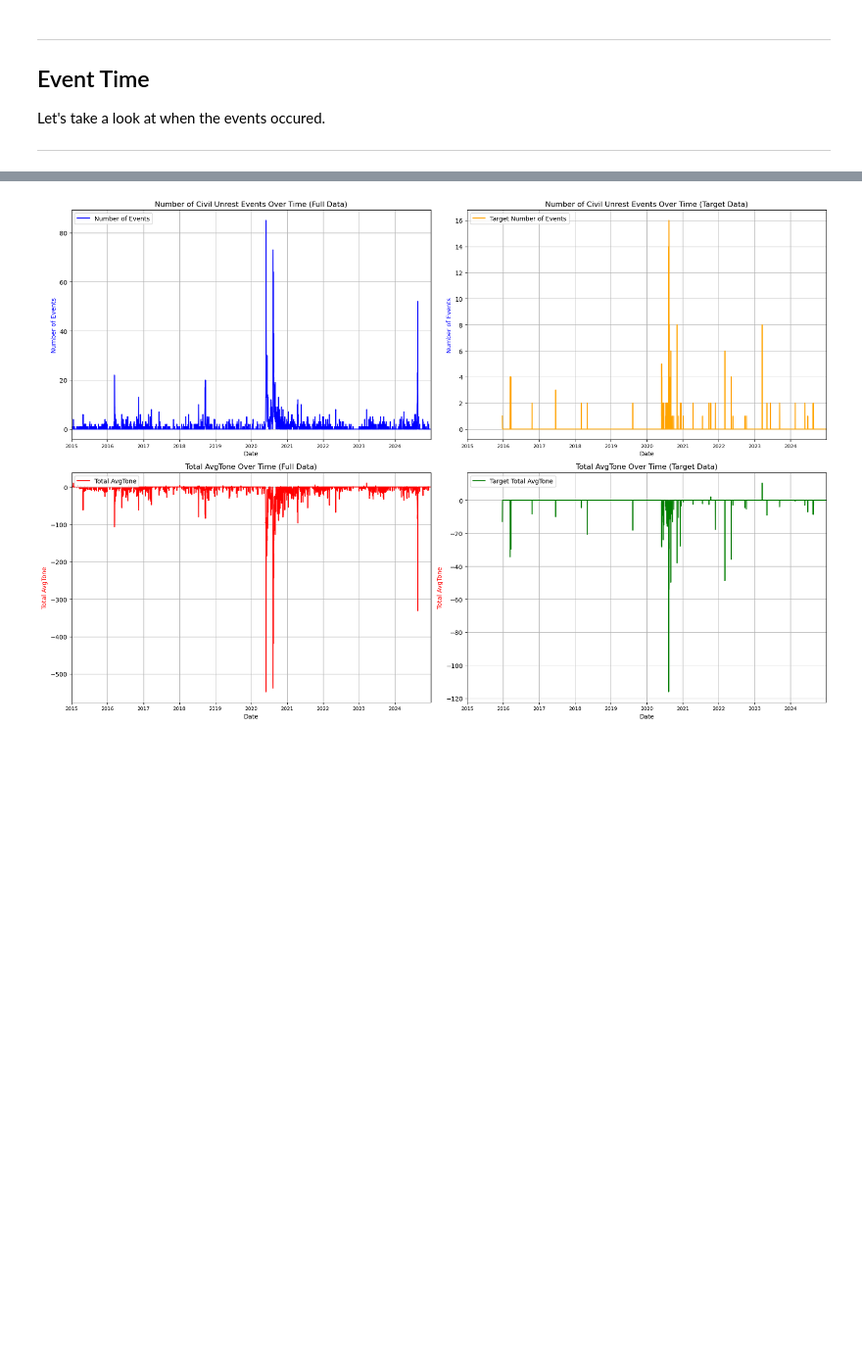
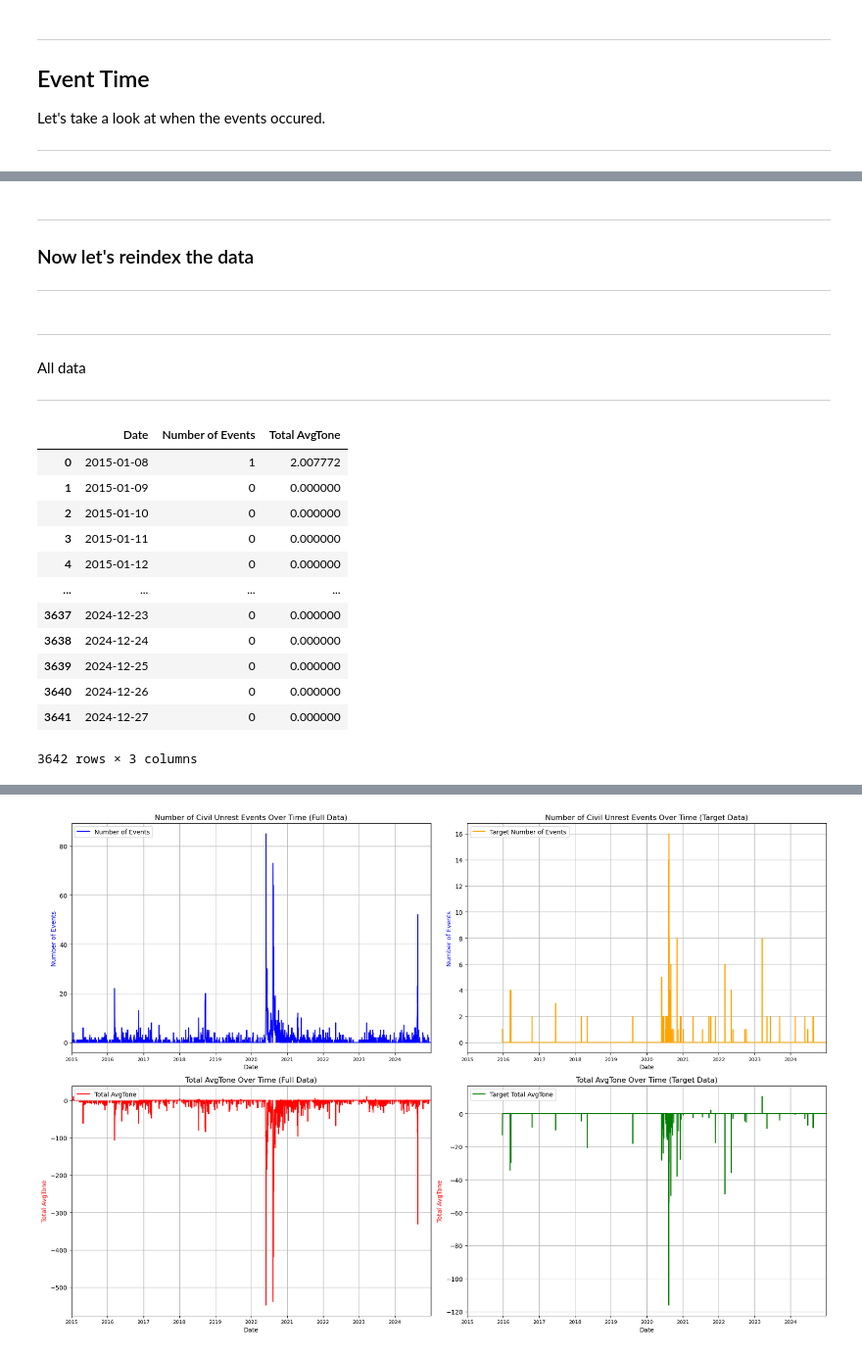
Before and after one commit to wweissbluth/civil_unrest_predictor, a Jupyter notebook: chicago_civil_unrest/5_data_analysis.ipynb, the cells around one changed output, grey strips where cells are left out. Shown at 98% size. Drawn from its saved outputs; the diff is of its cells as text; code cells hidden in the pictures; blank space fills up the shorter version.

```diff
--- a/chicago_civil_unrest/5_data_analysis.ipynb
+++ b/chicago_civil_unrest/5_data_analysis.ipynb
@@ -105,0 +100,41 @@ Let's take a look at when the events occured.
+# %% [markdown]
+---
+
+### Now let's reindex the data
+
+---
+# %% [markdown]
+---
+
+All data
+
+---
+# %%
+# Convert SQLDATE to datetime and aggregate data by date
+data['Date'] = pd.to_datetime(data['Date'], format='%Y-%m-%d')
+aggregated = data.groupby('Date').agg({'EventCode': 'size', 'AvgTone': 'sum'}).reset_index()
+aggregated.columns = ['Date', 'Number of Events', 'Total AvgTone']
+
+# Create a date range and reindex the dataframe
+all_dates = pd.date_range(start=aggregated['Date'].min(), end=pd.Timestamp.today())
+reindexed_data = aggregated.set_index('Date').reindex(all_dates, fill_value=0).reset_index()
+
+# Rename columns
+reindexed_data.columns = ['Date', 'Number of Events', 'Total AvgTone']
+
+# Display the resulting DataFrame
+reindexed_data
+# %% [output]
+|  | Date | Number of Events | Total AvgTone |
+| 0 | 2015-01-08 | 1 | 2.007772 |
+| 1 | 2015-01-09 | 0 | 0.000000 |
+| 2 | 2015-01-10 | 0 | 0.000000 |
+| 3 | 2015-01-11 | 0 | 0.000000 |
+| 4 | 2015-01-12 | 0 | 0.000000 |
+| ... | ... | ... | ... |
+| 3637 | 2024-12-23 | 0 | 0.000000 |
+| 3638 | 2024-12-24 | 0 | 0.000000 |
+| 3639 | 2024-12-25 | 0 | 0.000000 |
+| 3640 | 2024-12-26 | 0 | 0.000000 |
+| 3641 | 2024-12-27 | 0 | 0.000000 |
+3642 rows × 3 columns
```
Also changed, not shown: parts of 13 cells of this notebook, 10 other files.
